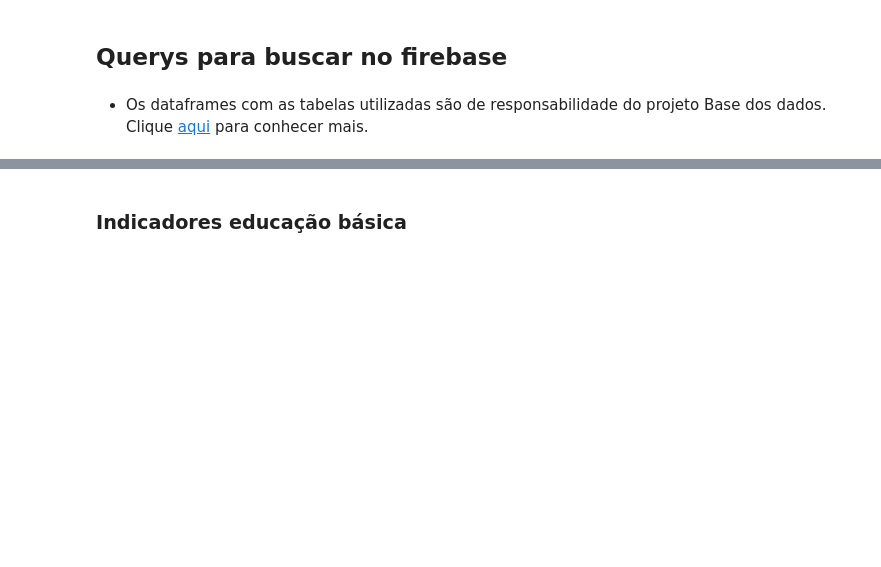
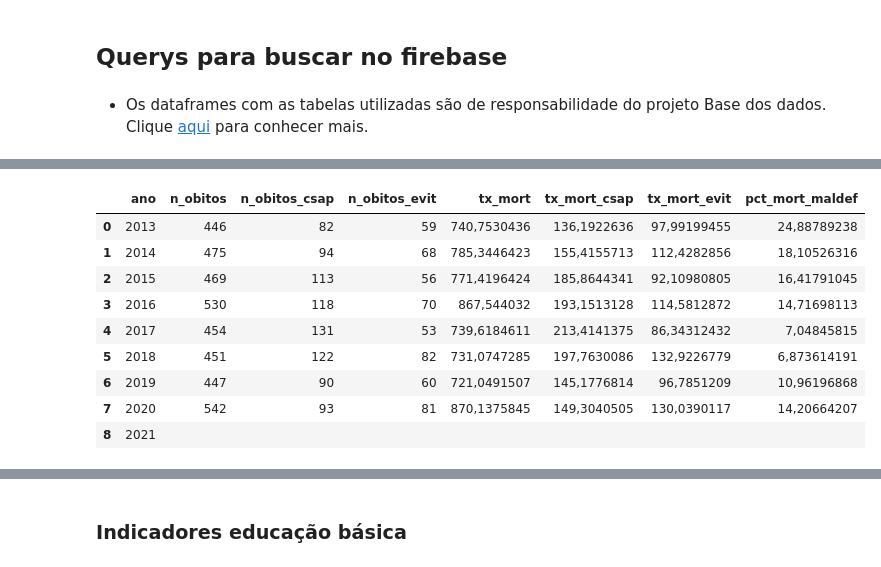
Before and after one commit to AllysonAbreu/dw_contas_publicas_2022, a Jupyter notebook: dea_despesas_dados_novos.ipynb, the cells around one changed output, grey strips where cells are left out. Cells and saved outputs as stored; diff of their text form; code cells hidden in the pictures; blank space fills up the shorter version.

```diff
--- a/dea_despesas_dados_novos.ipynb
+++ b/dea_despesas_dados_novos.ipynb
@@ -78,0 +82,19 @@ Length: 68, dtype: object
+# %%
+# Lista de colunas desejadas
+colunas_desejadas = ['ano', 'n_obitos', 'n_obitos_csap', 'n_obitos_evit', 'tx_mort', 'tx_mort_csap', 'tx_mort_evit', 'pct_mort_maldef']
+
+# Seleção das colunas no DataFrame
+df_iesp_mortalidade = df_saude_iesp.loc[:, colunas_desejadas]
+
+df_iesp_mortalidade
+# %% [output]
+|  | ano | n_obitos | n_obitos_csap | n_obitos_evit | tx_mort | tx_mort_csap | tx_mort_evit | pct_mort_maldef |
+| 0 | 2013 | 446 | 82 | 59 | 740,7530436 | 136,1922636 | 97,99199455 | 24,88789238 |
+| 1 | 2014 | 475 | 94 | 68 | 785,3446423 | 155,4155713 | 112,4282856 | 18,10526316 |
+| 2 | 2015 | 469 | 113 | 56 | 771,4196424 | 185,8644341 | 92,10980805 | 16,41791045 |
+| 3 | 2016 | 530 | 118 | 70 | 867,544032 | 193,1513128 | 114,5812872 | 14,71698113 |
+| 4 | 2017 | 454 | 131 | 53 | 739,6184611 | 213,4141375 | 86,34312432 | 7,04845815 |
+| 5 | 2018 | 451 | 122 | 82 | 731,0747285 | 197,7630086 | 132,9226779 | 6,873614191 |
+| 6 | 2019 | 447 | 90 | 60 | 721,0491507 | 145,1776814 | 96,7851209 | 10,96196868 |
+| 7 | 2020 | 542 | 93 | 81 | 870,1375845 | 149,3040505 | 130,0390117 | 14,20664207 |
+| 8 | 2021 |  |  |  |  |  |  |  |
```
Also changed, not shown: parts of 25 cells of this notebook.
